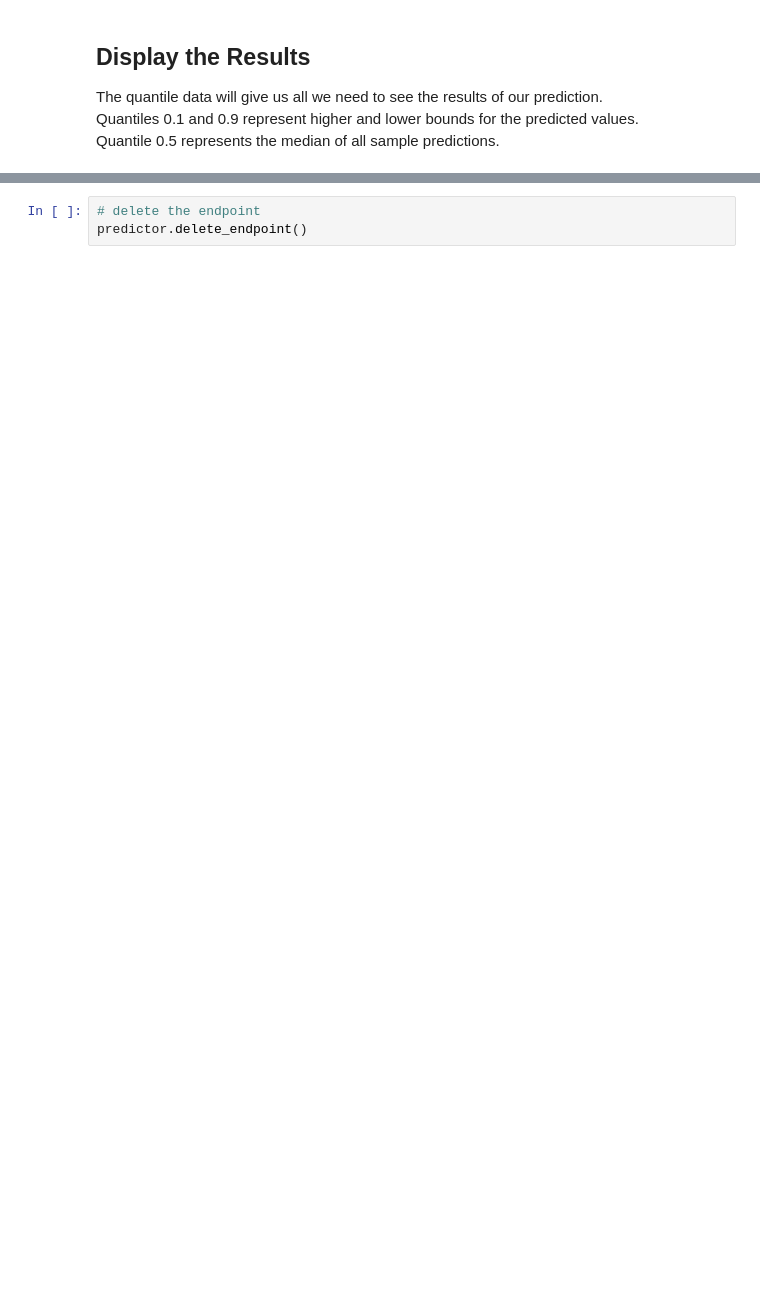
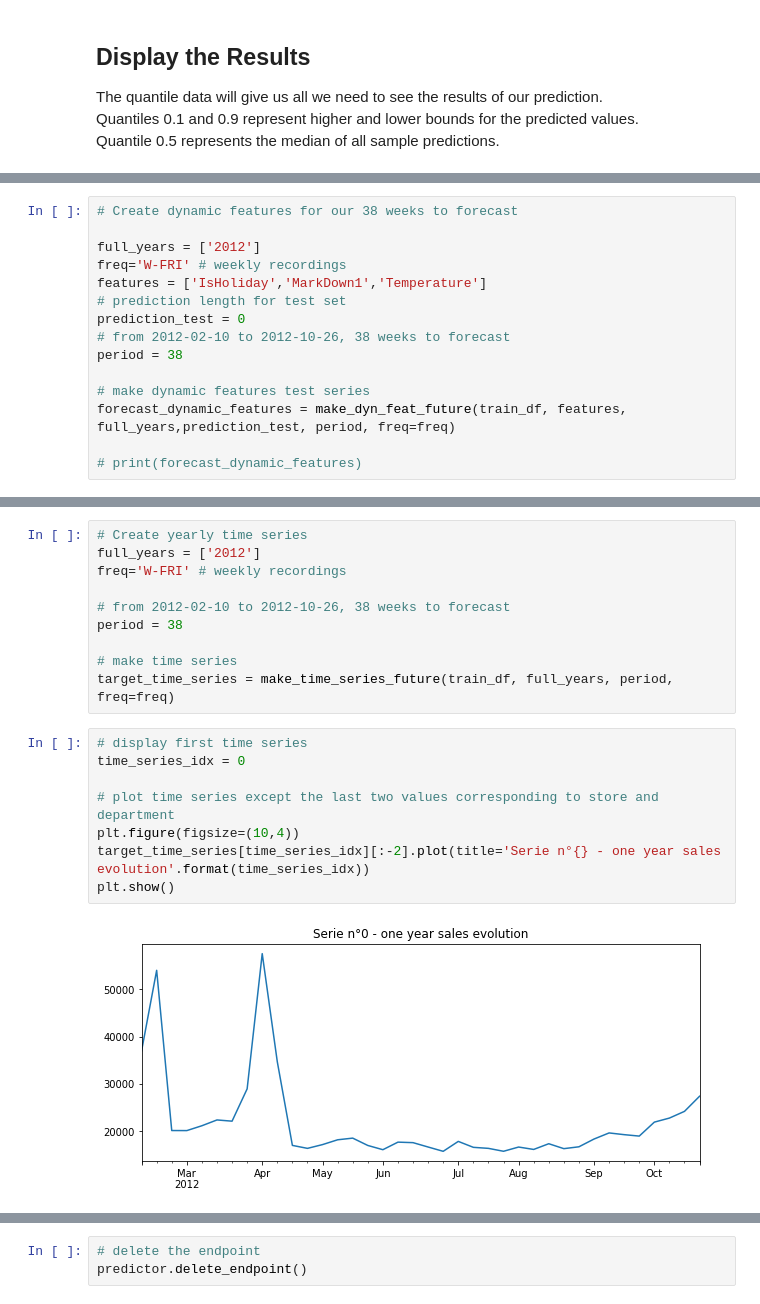
Before and after one commit to Corentin-M/Sales_forecasting, a Jupyter notebook: DeepAR_Dynamic_feat.ipynb, the cells around one changed output, grey strips where cells are left out. Drawn from its saved outputs; the diff is of its cells as text; blank space fills up the shorter version.

```diff
--- a/DeepAR_Dynamic_feat.ipynb
+++ b/DeepAR_Dynamic_feat.ipynb
@@ -659,0 +724,15 @@ display_quantiles(prediction_list, target_ts)
+# %%
+# Create dynamic features for our 38 weeks to forecast
+
+full_years = ['2012']
+freq='W-FRI' # weekly recordings
+features = ['IsHoliday','MarkDown1','Temperature']
+# prediction length for test set
+prediction_test = 0
+# from 2012-02-10 to 2012-10-26, 38 weeks to forecast
+period = 38
+
+# make dynamic features test series
+forecast_dynamic_features = make_dyn_feat_future(train_df, features, full_years,prediction_test, period, freq=freq)
+
+# print(forecast_dynamic_features)
@@ -659,0 +789,20 @@ display_quantiles(prediction_list, target_ts)
+# %%
+# Create yearly time series
+full_years = ['2012']
+freq='W-FRI' # weekly recordings
+
+# from 2012-02-10 to 2012-10-26, 38 weeks to forecast
+period = 38
+
+# make time series
+target_time_series = make_time_series_future(train_df, full_years, period, freq=freq)
+# %%
+# display first time series
+time_series_idx = 0
+
+# plot time series except the last two values corresponding to store and department
+plt.figure(figsize=(10,4))
+target_time_series[time_series_idx][:-2].plot(title='Serie n°{} - one year sales evolution'.format(time_series_idx))
+plt.show()
+# %% [output]
+[figure, added]
```
Also changed, not shown: parts of 30 cells of this notebook.
